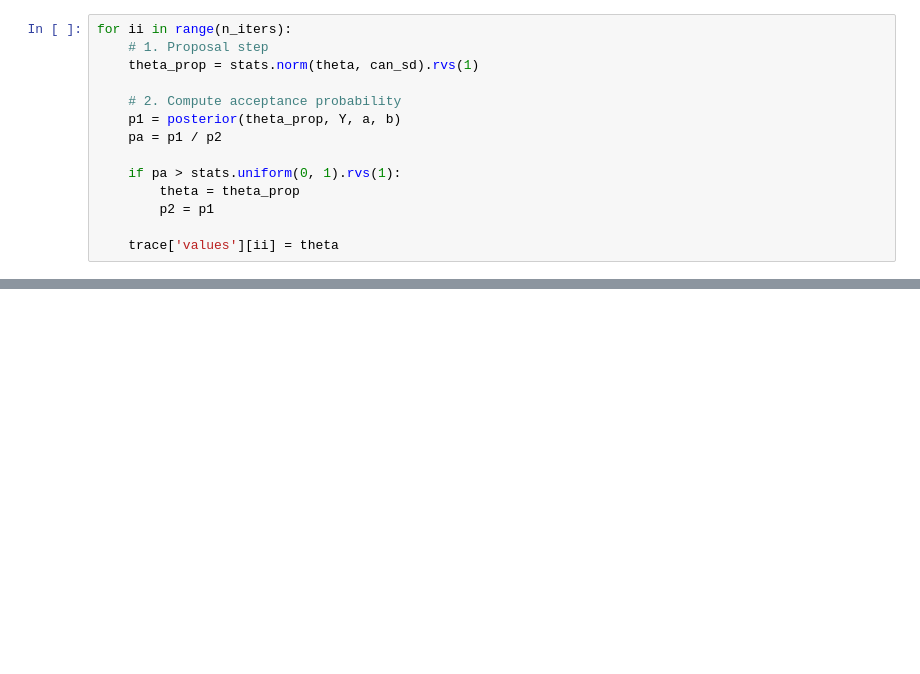
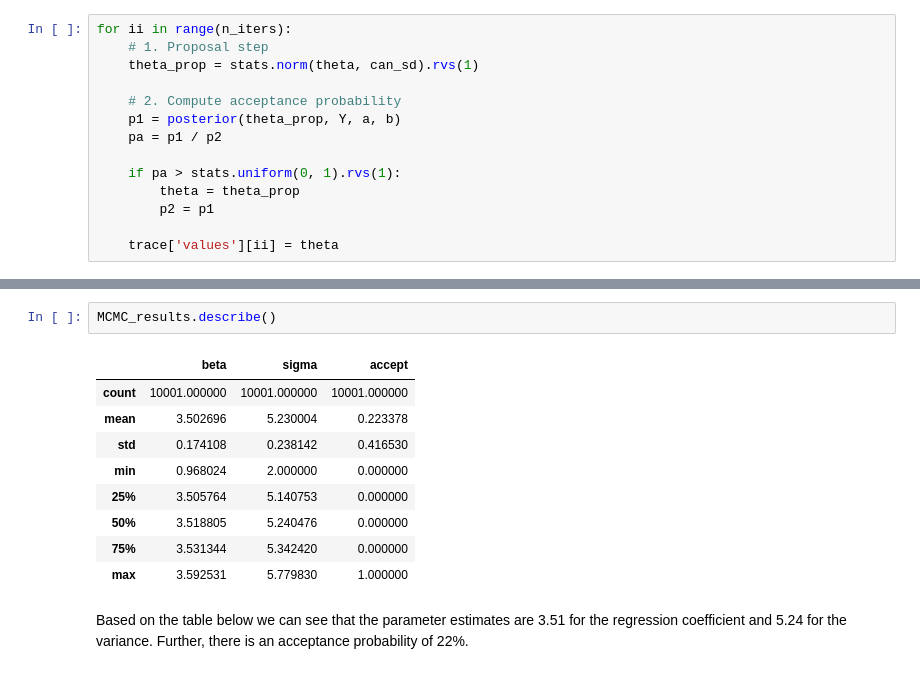
Before and after one commit to A-Morariu/MCMC, a Jupyter notebook: A Definitive Guide to MCMC.ipynb, the cells around one changed output, grey strips where cells are left out. Saved outputs shown, nothing was run; the diff lists cells and outputs as text; blank space fills up the shorter version.

```diff
--- a/A Definitive Guide to MCMC.ipynb
+++ b/A Definitive Guide to MCMC.ipynb
@@ -468,0 +585,14 @@ pd.DataFrame(trace).plot( ax=ax2, grid = True, kind = 'hist', orientation = 'hor
+# %%
+MCMC_results.describe()
+# %% [output]
+|  | beta | sigma | accept |
+| count | 10001.000000 | 10001.000000 | 10001.000000 |
+| mean | 3.502696 | 5.230004 | 0.223378 |
+| std | 0.174108 | 0.238142 | 0.416530 |
+| min | 0.968024 | 2.000000 | 0.000000 |
+| 25% | 3.505764 | 5.140753 | 0.000000 |
+| 50% | 3.518805 | 5.240476 | 0.000000 |
+| 75% | 3.531344 | 5.342420 | 0.000000 |
+| max | 3.592531 | 5.779830 | 1.000000 |
+# %% [markdown]
+Based on the table below we can see that the parameter estimates are 3.51 for the regression coefficient and 5.24 for the variance. Further, there is an acceptance probability of 22\%.
```
Also changed, not shown: parts of 23 cells of this notebook, 2 other files.
